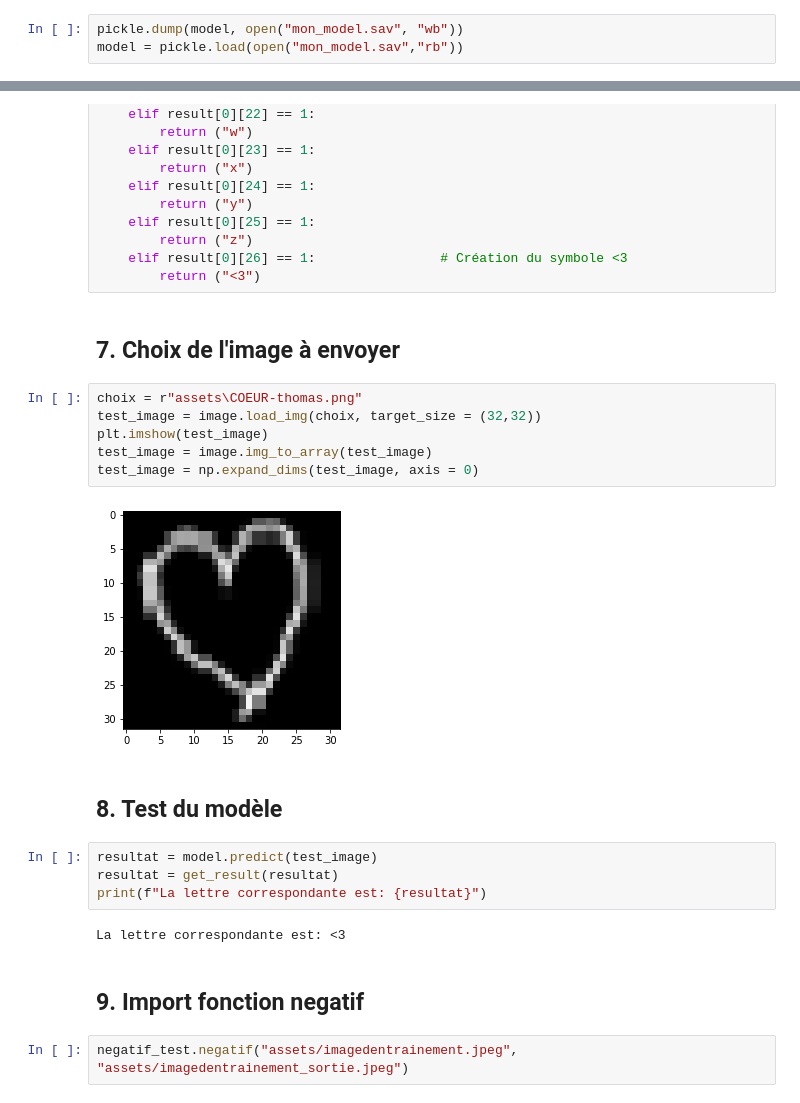
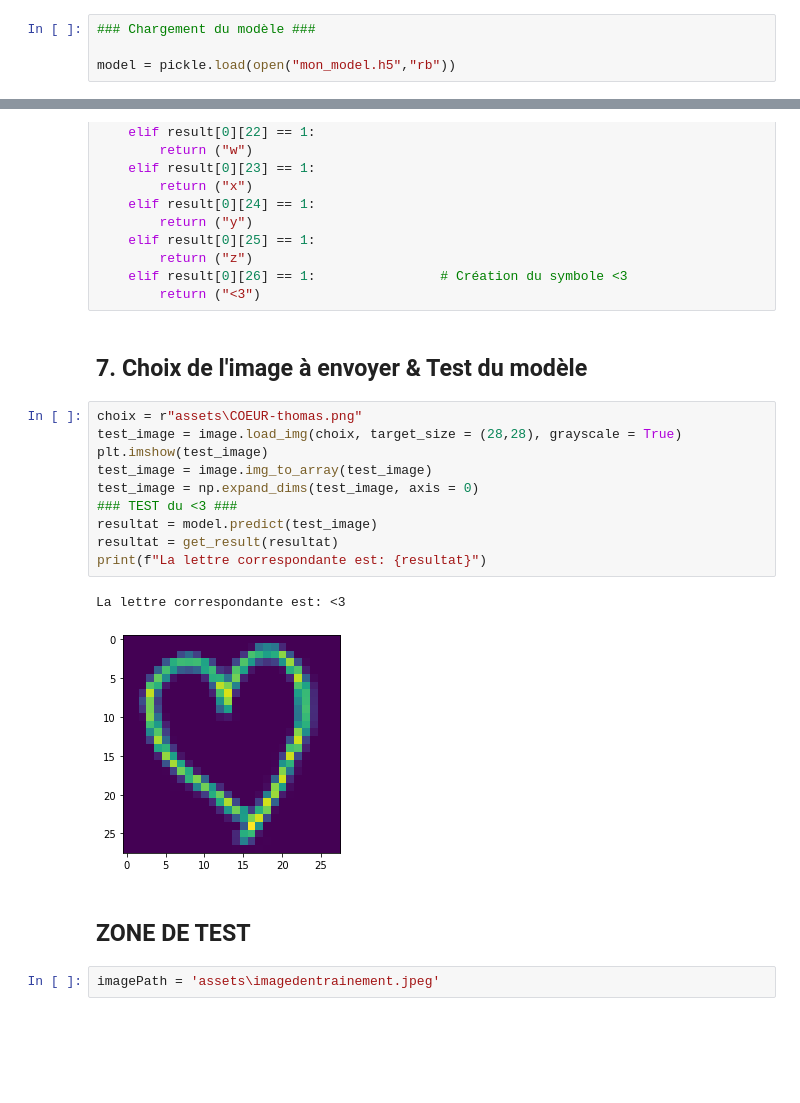
Before and after one commit to Twizzle1997/nuage-compta, a Jupyter notebook: thomas_main.ipynb, the cells around one changed output, grey strips where cells are left out. Saved outputs shown, nothing was run; the diff lists cells and outputs as text; blank space fills up the shorter version.

```diff
--- a/thomas_main.ipynb
+++ b/thomas_main.ipynb
@@ -135,6 +158,7 @@ Test de précision: 0.907798707485199
 # %%
-pickle.dump(model, open("mon_model.sav", "wb"))
-model = pickle.load(open("mon_model.sav","rb"))
+### Chargement du modèle ###
+
+model = pickle.load(open("mon_model.h5","rb"))
 # %% [markdown]
 ## 6. Création d'une fonction qui renvois l'alphabet associé au résultat
 # %%
@@ -194,24 +218,21 @@ def get_result(result):
     elif result[0][26] == 1:                # Création du symbole <3
         return ("<3")
 # %% [markdown]
-## 7. Choix de l'image à envoyer
+## 7. Choix de l'image à envoyer & Test du modèle
 # %%
 choix = r"assets\COEUR-thomas.png"
-test_image = image.load_img(choix, target_size = (32,32))
+test_image = image.load_img(choix, target_size = (28,28), grayscale = True)
 plt.imshow(test_image)
 test_image = image.img_to_array(test_image)
 test_image = np.expand_dims(test_image, axis = 0)
+### TEST du <3 ###
+resultat = model.predict(test_image)
+resultat = get_result(resultat)
+print(f"La lettre correspondante est: {resultat}")
 # %% [output]
+La lettre correspondante est: <3
-[figure, old version]
+[figure, new version]
-# %% [markdown]
-## 8. Test du modèle
-# %%
-resultat = model.predict(test_image)
-resultat = get_result(resultat)
-print(f"La lettre correspondante est: {resultat}")
-# %% [output]
-La lettre correspondante est: <3
-# %% [markdown]
-## 9. Import fonction negatif
+# %% [markdown]
+## ZONE DE TEST
 # %%
-negatif_test.negatif("assets/imagedentrainement.jpeg", "assets/imagedentrainement_sortie.jpeg")
+imagePath = 'assets\imagedentrainement.jpeg'
```
Also changed, not shown: parts of 23 cells of this notebook, 7 other files.
